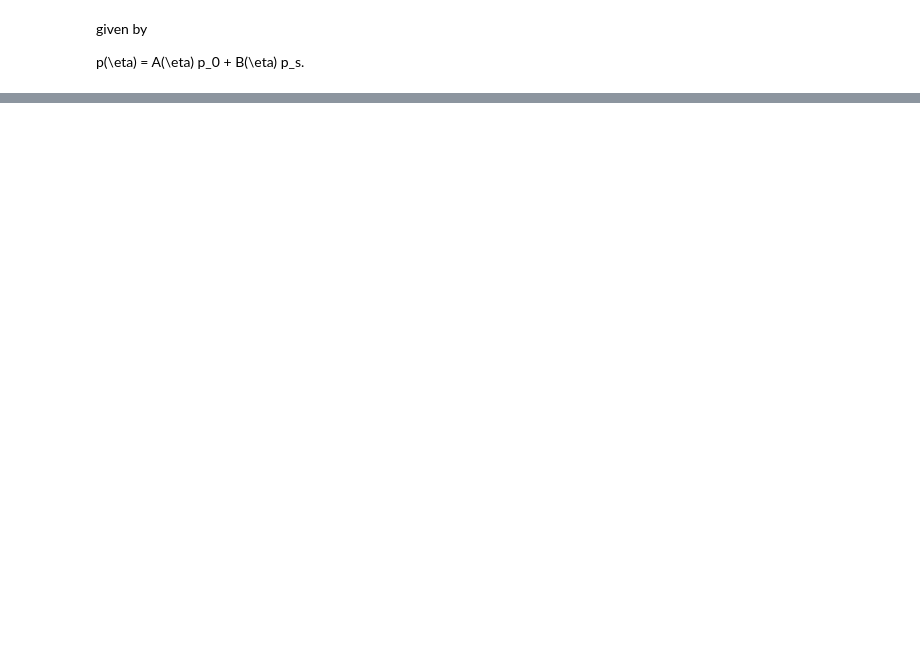
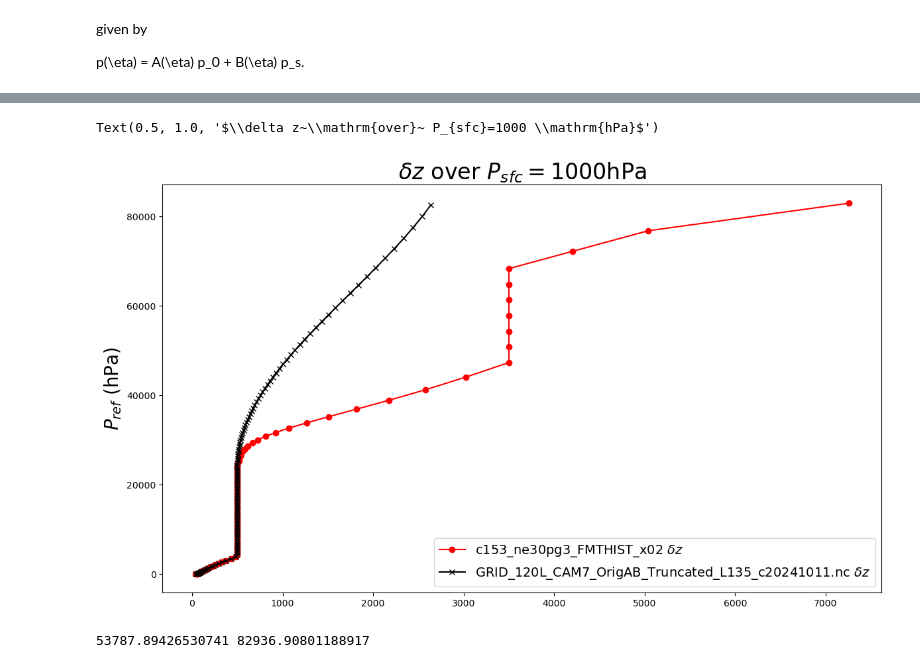
Before and after one commit to JulioTBacmeister/PyRegridding, a Jupyter notebook: Drivers/VgridCompare.ipynb, the cells around one changed output, grey strips where cells are left out. Cells and saved outputs as stored; diff of their text form; code cells hidden in the pictures; blank space fills up the shorter version.

```diff
--- a/Drivers/VgridCompare.ipynb
+++ b/Drivers/VgridCompare.ipynb
@@ -83,0 +108,31 @@ Text(0.5, 1.0, '$\\mathrm{hybrid}~~A(\\eta)~~\\mathrm{and}~~B(\\eta)$')
+# %%
+psfc = 1_000.
+pp_A = 1_000. * hyai_A   + psfc * hybi_A
+pp_B = 1_000. * hyai_B   + psfc * hybi_B
+z_A = -7_000. * np.log( pp_A/1_000. )
+z_B = -7_000. * np.log( pp_B/1_000. )
+
+dz_A = -( z_A[1:]-z_A[0:-1]  )
+dz_B = -( z_B[1:]-z_B[0:-1] )
+zo_A = 0.5*( z_A[1:]+z_A[0:-1]  )
+zo_B = 0.5*( z_B[1:]+z_B[0:-1] )
+
+
+
+fig,ax=plt.subplots( 1,1, squeeze=False, figsize=(14,8) )
+
+ax[0,0].plot(dz_A , zo_A  , 'o-' ,color='red' , label =f'{A.exp} $\delta z$' )
+ax[0,0].plot(dz_B , zo_B ,  'x-' ,color='black' , label =f'{B.exp} $\delta z$'  )
+
+
+#plt.ylim( (1000.,0.) )
+plt.legend(fontsize=14)
+plt.ylabel( "$P_{ref}$ (hPa)" ,fontsize=20)
+plt.title( "$\delta z~\mathrm{over}~ P_{sfc}=1000 \mathrm{hPa}$", fontsize=24 )
+# %% [output]
+Text(0.5, 1.0, '$\\delta z~\\mathrm{over}~ P_{sfc}=1000 \\mathrm{hPa}$')
+[figure, added]
+# %%
+print( zo_B[15] , zo_A[0] )
+# %% [output]
+53787.89426530741 82936.90801188917
```
Also changed, not shown: parts of 9 cells of this notebook, 13 other files.
